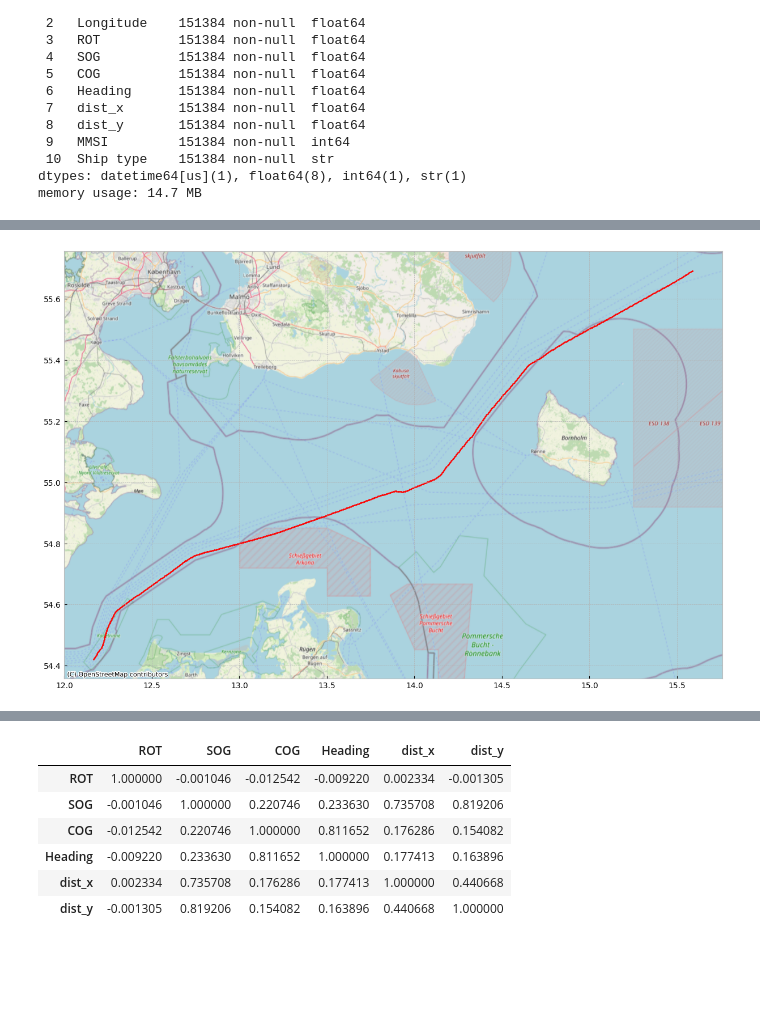
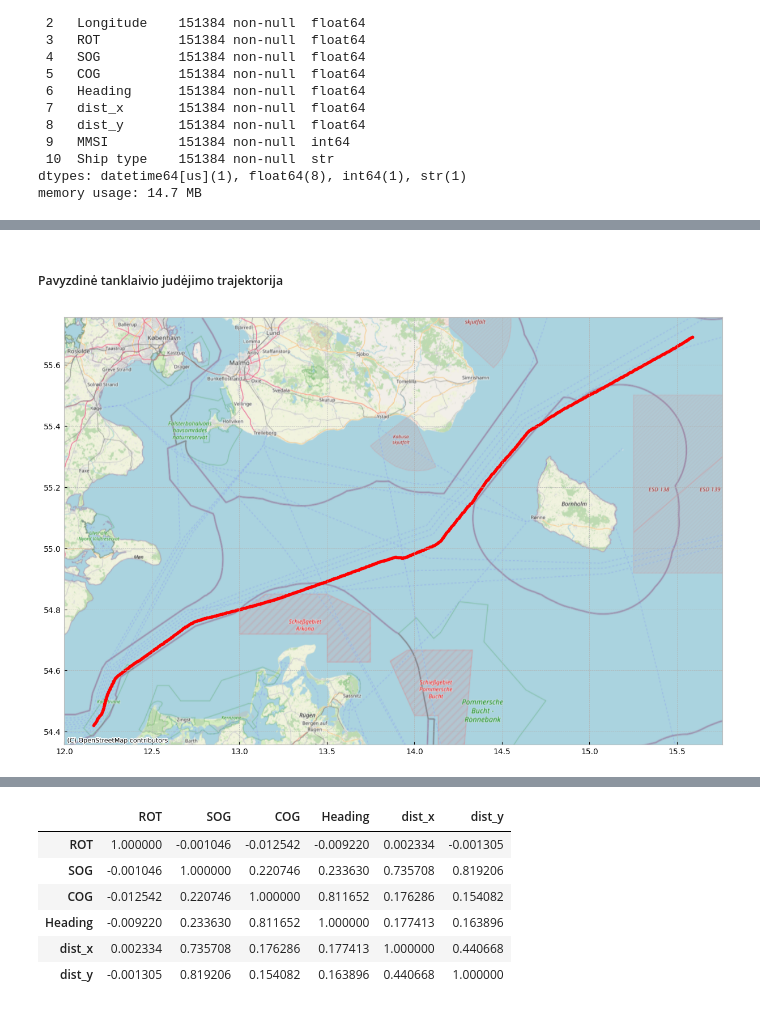
Before and after one commit to lukasjanusauskas/ais-duomenu-vizualizavimas, a Jupyter notebook: 1Lab.ipynb, the cells around one changed output, grey strips where cells are left out. Drawn from its saved outputs; the diff is of its cells as text; code cells hidden in the pictures; blank space fills up the shorter version.

```diff
--- a/1Lab.ipynb
+++ b/1Lab.ipynb
@@ -287,11 +287,15 @@ data.head()
 gdf = gpd.GeoDataFrame(
     data, geometry=gpd.points_from_xy(data.Longitude, data.Latitude), crs="EPSG:4326"
 )
+# %% [markdown]
+##### Pavyzdinė tanklaivio judėjimo trajektorija
 # %%
 fig, ax = plt.subplots(1, 1, figsize=(15, 15))
 
-gdf[gdf.MMSI == 538007403].plot(ax=ax, markersize=2, color='red')
+gdf[gdf.MMSI == 538007403].plot(ax=ax, markersize=12, color='red')
 
 cx.add_basemap(ax, crs=gdf.crs, source=cx.providers.OpenStreetMap.Mapnik, zoom=9)
+
+plt.savefig('path1.png', format='png', dpi=300, bbox_inches="tight")
 # %% [output]
-[figure, old version]
+[figure, new version]
```
Also changed, not shown: parts of 3 cells of this notebook.
